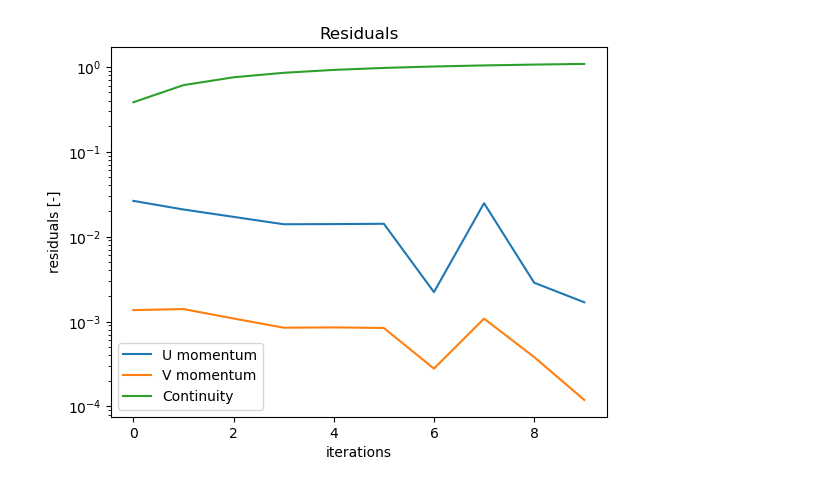
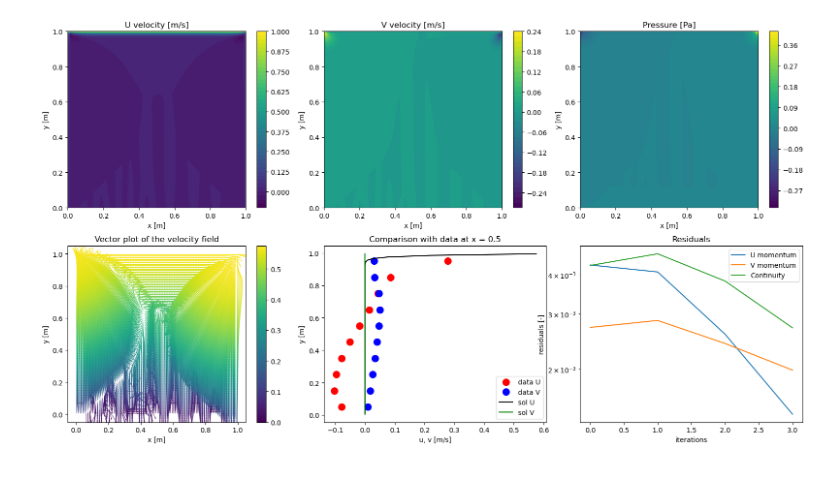
Before and after one commit to ritobanbiswas/TRA220_GUP-accelerated_CFD, a Jupyter notebook: CFD_notebook_updated_solver.ipynb, the cells around one changed output. Saved outputs shown, nothing was run; the diff lists cells and outputs as text; code cells hidden in the pictures.

```diff
--- a/CFD_notebook_updated_solver.ipynb
+++ b/CFD_notebook_updated_solver.ipynb
@@ -379,19 +336,19 @@ yL =  1 # length in Y direction
 # Solver inputs
 nIterations           = 10 # maximum number of iterations
 # Solvers: cgs, cg, gmres, qmr, lgmres, Jacobi, Gauss-Seidel
-solver = 'gmres'
+solver = 'Jacobi'
                               # pressure correction with Gauss-Seidel
-resTolerance = 1e-4 # convergence criteria for residuals
+resTolerance = 1e-7 # convergence criteria for residuals
                      # each variable
 alphaUV = 0.5       # under relaxation factor for U and V
 alphaP  = 0.5       # under relaxation factor for P
 
-plotting = False
+plotting = 1
 # %%
 # ============ Run Solver ===============
 
 profiler_wrapper = lineProfiler(main) #Create a wrapper for the function to be profiled
-U,V,P,nI,nJ,xCoords_N,yCoords_N,residuals_c,residuals_U,residuals_V,residuals = profiler_wrapper(mI,mJ,xL,yL,mu,UWall,nIterations,alphaUV,rho,alphaP,resTolerance,solver) #Call the wrapper
+U,V,P,nI,nJ,xCoords_N,yCoords_N,residuals,iterEnd = profiler_wrapper(mI,mJ,xL,yL,mu,UWall,nIterations,alphaUV,rho,alphaP,resTolerance,solver) #Call the wrapper
 
 lineProfiler.print_stats() #Print the results
 # %% [output]
@@ -415,16 +372,17 @@ resU = 7.50579e-01, resV = 7.50579e-01, resCon = 7.50579e-01
 # %%
 # ============== Plotting =================
 
-if plotting:
-    # Covert from cupy to numpy
-    U = np.asnumpy(U)
-    V = np.asnumpy(V)
-    P = np.asnumpy(P)
-    nI = np.asnumpy(nI)
-    nJ = np.asnumpy(nJ)
-    xCoords_N = np.asnumpy(xCoords_N)
-    yCoords_N = np.asnumpy(yCoords_N)
+# Covert from cupy to numpy
+U = np.asnumpy(U)
+V = np.asnumpy(V)
+P = np.asnumpy(P)
+nI = np.asnumpy(nI)
+nJ = np.asnumpy(nJ)
+xCoords_N = np.asnumpy(xCoords_N)
+yCoords_N = np.asnumpy(yCoords_N)
+residuals = np.asnumpy(residuals)
 
+if plotting == 1:
     U[:,nJ-1] = UWall
     #Velocity Vector normalization for plotting
     UVvec = numpy.zeros((nI,nJ))
@@ -437,19 +395,9 @@ if plotting:
             V_norm[i,j] = V[i,j] / UVvec[i,j]
 
 
-    # Plot mesh
-    # plt.figure()
-    # plt.xlabel('x [m]')
-    # plt.ylabel('y [m]')
-    # plt.title('Computational mesh')
-    # plt.plot(xCoords_M.T,yCoords_M.T,'k')
-    # plt.plot(xCoords_M,yCoords_M,'k')
-    # plt.scatter(xCoords_N,yCoords_N)
-
 
     # Plot results
-
-    plt.figure()
+    plt.figure(1, figsize=(16,9))
 
     # U velocity contour
     plt.subplot(2,3,1)
@@ -517,34 +465,61 @@ if plotting:
     plt.xlabel('u, v [m/s]')
     plt.ylabel('y [m]')
     plt.legend()
 
     plt.subplot(2,3,6)
-    plt.plot(residuals_U, label='U momentum')
-    plt.plot(residuals_V, label='V momentum')
-    plt.plot(residuals_c, label='Continuity')
+    plt.plot(residuals[0,:iterEnd], label='U momentum')
+    plt.plot(residuals[1,:iterEnd], label='V momentum')
+    plt.plot(residuals[2,:iterEnd], label='Continuity')
     plt.title('Residual convergence')
     plt.xlabel('iterations')
     plt.ylabel('residuals [-]')
     plt.legend()
     plt.title('Residuals')
     plt.yscale('log')
 
     plt.show()
     #plt.close()
+elif plotting == 2:
+    # Comparison with data
+    data=numpy.genfromtxt(data_file, skip_header=1)
+    uInterp = numpy.zeros((nJ-2,1))
+    vInterp = numpy.zeros((nJ-2,1))
+    for j in range(1,nJ-1):
+        for i in range(1,nI-1):
+            if xCoords_N[i,j]<0.5 and xCoords_N[i+1,j]>0.5:
+                uInterp[j-1] = (U[i+1,j] + U[i,j])*0.5
+                vInterp[j-1] = (V[i+1,j] + V[i,j])*0.5
+                break
+            elif abs(xCoords_N[i,j]-0.5) < 0.000001:
+                uInterp[j-1] = U[i,j]
+                vInterp[j-1] = V[i,j]
+                break
+
+    plt.figure(1)
+    plt.plot(data[:,0],data[:,2],'r.',markersize=20,label='data U')
+    plt.plot(data[:,1],data[:,2],'b.',markersize=20,label='data V')
+    plt.plot(uInterp,yCoords_N[1,1:-1],'k',label='sol U')
+    plt.plot(vInterp,yCoords_N[1,1:-1],'g',label='sol V')
+    plt.title('Comparison with data at x = 0.5, Updated BCs')
+    plt.xlabel('u, v [m/s]')
+    plt.ylabel('y [m]')
+    plt.legend()
+    plt.savefig('updateSolver.png')
+
 else:
     residuals_c = np.asnumpy(residuals[0,:])
     residuals_U = np.asnumpy(residuals[1,:])
     residuals_V = np.asnumpy(residuals[2,:])
 
     plt.figure(1)
     plt.plot(residuals_U, label='U momentum')
     plt.plot(residuals_V, label='V momentum')
     plt.plot(residuals_c, label='Continuity')
     plt.title('Residual convergence')
     plt.xlabel('iterations')
     plt.ylabel('residuals [-]')
     plt.legend()
     plt.title('Residuals')
     plt.yscale('log')
 # %% [output]
-[figure, old version]
+[figure, new version]
```
Also changed, not shown: parts of 2 cells of this notebook.
